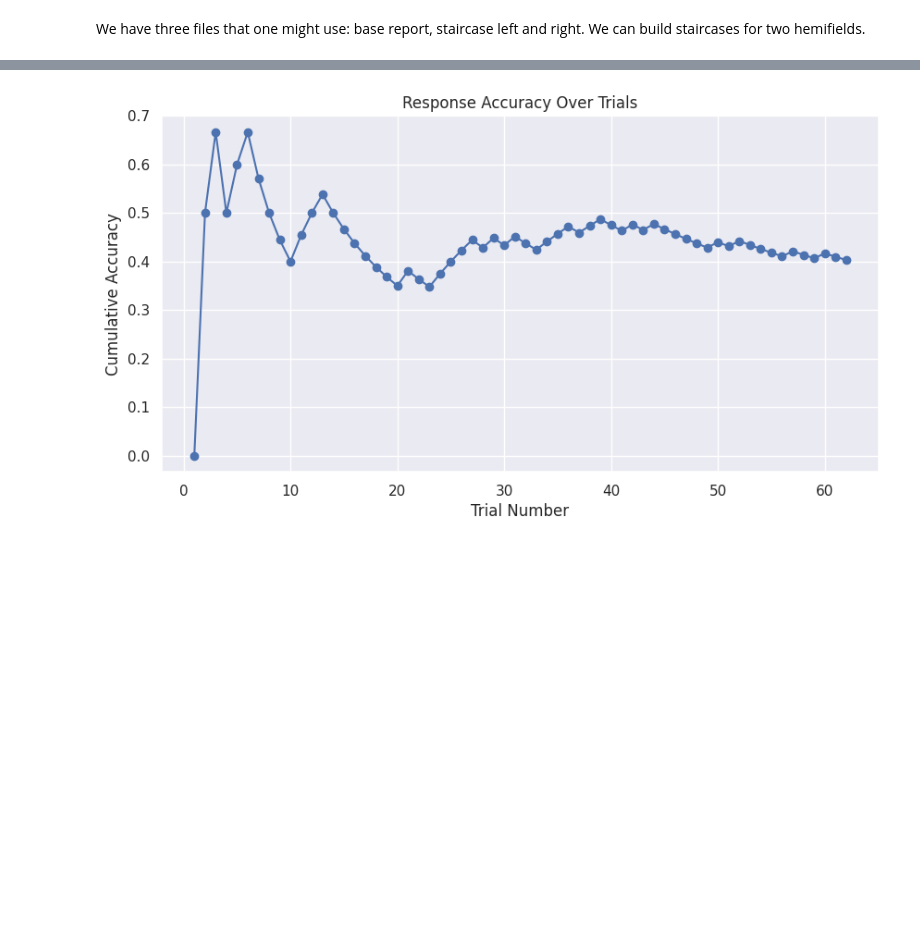
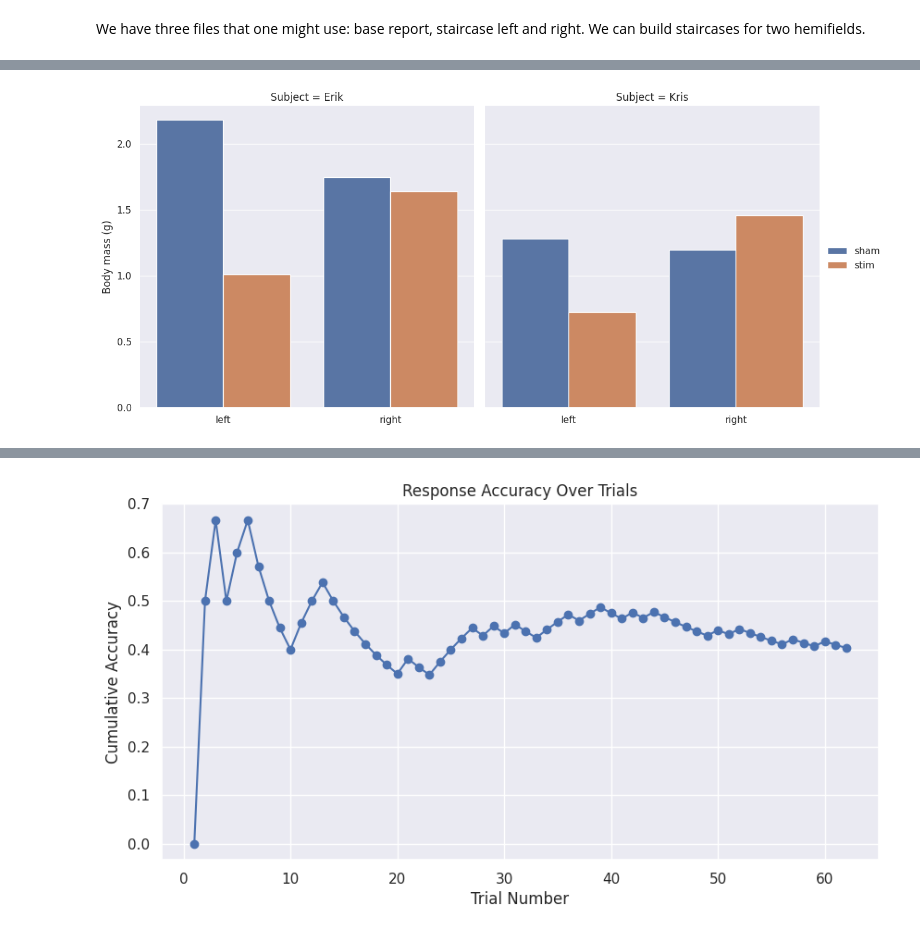
Before and after one commit to cristinarainich/DDCS, a Jupyter notebook: Results_presentation.ipynb, the cells around one changed output, grey strips where cells are left out. Saved outputs shown, nothing was run; the diff lists cells and outputs as text; code cells hidden in the pictures; blank space fills up the shorter version.

```diff
--- a/Results_presentation.ipynb
+++ b/Results_presentation.ipynb
@@ -184,7 +181,7 @@ We usually have 3-4 or more files for motion perception because we restarting it
 # %% [markdown]
 We have three files that one might use: base report, staircase left and right. We can build staircases for two hemifields.
 # %%
-working_path = Path('/content/drive/MyDrive/KKNV/data/tv/motion4/')
+working_path = Path('/content/drive/MyDrive/KKNV/data/tv/motion/')
 # %%
 def inspect_file(file_path, num_lines=20):
     with open(file_path, 'r', encoding='utf-8') as f:
@@ -214,0 +219,19 @@ inspect_file(file_path)
+# %%
+file_names = ['Erik_sham_left', 'Erik_sham_right',
+              'Erik_stim_left', 'Erik_stim_right',
+              'Kris_sham_left', 'Kris_sham_right',
+              'Kris_stim_left', 'Kris_stim_right']
+# %%
+# collecting all the information from each of the files in the all_datasets
+meta_all = pd.DataFrame()
+response_all = pd.DataFrame()
+for name in file_names:
+  meta, response = read_staircase(
+    working_path.joinpath(name + '.csv')
+    )
+  new_meta = pd.DataFrame([meta])
+  new_meta['Session'] = name
+  meta_all = pd.concat([meta_all, new_meta])
+
+  response['Session'] = name
+  response_all = pd.concat([response_all, response])
@@ -214,0 +242,6 @@ inspect_file(file_path)
+# %%
+df = meta_all[['Estimated threshold ', 'Session']]
+df['Subject'] = ['Erik'] * 4 + ['Kris'] * 4
+df['Side'] = ['left', 'right'] * 4
+df['Session'] = ['sham', 'sham', 'stim', 'stim', 'sham', 'sham', 'stim', 'stim']
+df['Estimated threshold '] = df['Estimated threshold '].astype(float)
@@ -214,0 +281,12 @@ inspect_file(file_path)
+# %%
+threshold = sns.catplot(
+    data=df, kind='bar',
+    x='Side', y='Estimated threshold ', hue='Session', col='Subject',
+    order=[],
+    height=6, errorbar=None
+)
+threshold.despine(left=True)
+threshold.set_axis_labels("", "Body mass (g)")
+threshold.legend.set_title("")
+# %% [output]
+[figure, added]
```
Also changed, not shown: parts of 25 cells of this notebook.
